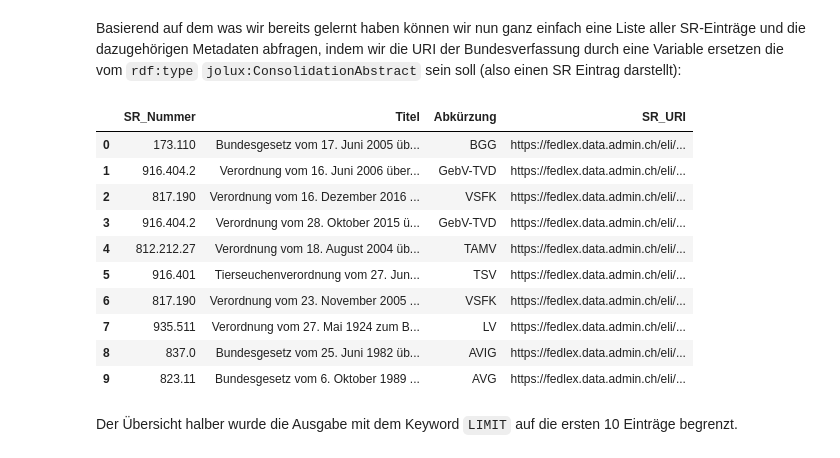
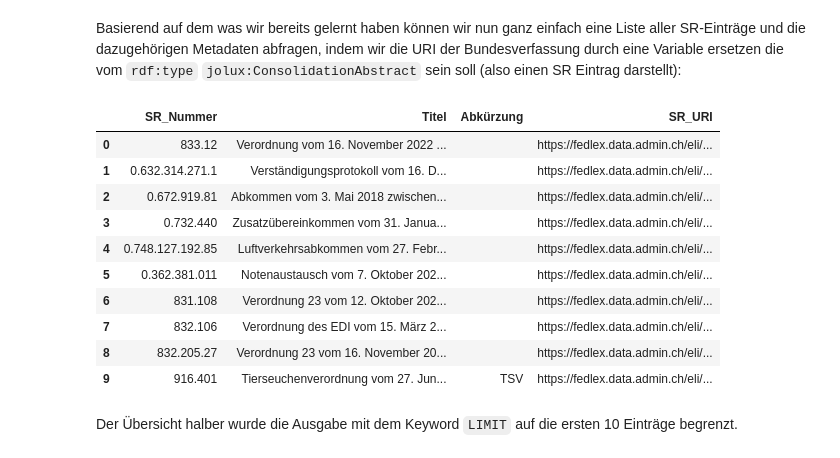
Before and after one commit to bequrios/fedlex, a Jupyter notebook: content/Tutorial.ipynb, the cells around one changed output. Drawn from its saved outputs; the diff is of its cells as text; code cells hidden in the pictures.

```diff
--- a/content/Tutorial.ipynb
+++ b/content/Tutorial.ipynb
@@ -220,41 +234,45 @@ Basierend auf dem was wir bereits gelernt haben können wir nun ganz einfach ein
 # %%
 df = await query("""
 
 # Definition von Prefixes zur besseren Lesbarkeit
 PREFIX rdf: <http://www.w3.org/1999/02/22-rdf-syntax-ns#>
 PREFIX jolux: <http://data.legilux.public.lu/resource/ontology/jolux#>
 
 SELECT DISTINCT ?SR_Nummer ?Titel ?Abkürzung ?SR_URI WHERE {
 
-    # Alle SR Einträge und ihre Expressions auswählen
+    # Alle Objekte vom Typ ConsolidationAbstract auswählen
     ?SR_URI rdf:type jolux:ConsolidationAbstract .
-    ?SR_URI jolux:isRealizedBy ?expression .
 
-    ?expression jolux:language <http://publications.europa.eu/resource/authority/language/DEU> .
+    # Alle TaxonomyEntries und Expressions der SR-Einträge auswählen
+    ?SR_URI jolux:classifiedByTaxonomyEntry ?TaxonomyEntry ;
+            jolux:isRealizedBy ?Expression .
 
-    ?expression jolux:title ?Titel ;
-                jolux:titleShort ?Abkürzung ;
-                jolux:historicalLegalId ?SR_Nummer .
+    ?TaxonomyEntry skos:notation ?SR_Nummer .
+
+    ?Expression jolux:language <http://publications.europa.eu/resource/authority/language/DEU> .
+
+    ?Expression jolux:title ?Titel ;
+                jolux:titleShort ?Abkürzung .
 }
 
 # Wir beschränken die Ausgabe auf die ersten 10 Einträge
 LIMIT 10
 
 """, "F")
 
 display_result(df)
 # %% [output]
 |  | SR_Nummer | Titel | Abkürzung | SR_URI |
-| 0 | 173.110 | Bundesgesetz vom 17. Juni 2005 üb... | BGG | https://fedlex.data.admin.ch/eli/... |
-| 1 | 916.404.2 | Verordnung vom 16. Juni 2006 über... | GebV-TVD | https://fedlex.data.admin.ch/eli/... |
-| 2 | 817.190 | Verordnung vom 16. Dezember 2016 ... | VSFK | https://fedlex.data.admin.ch/eli/... |
-| 3 | 916.404.2 | Verordnung vom 28. Oktober 2015 ü... | GebV-TVD | https://fedlex.data.admin.ch/eli/... |
-| 4 | 812.212.27 | Verordnung vom 18. August 2004 üb... | TAMV | https://fedlex.data.admin.ch/eli/... |
-| 5 | 916.401 | Tierseuchenverordnung vom 27. Jun... | TSV | https://fedlex.data.admin.ch/eli/... |
-| 6 | 817.190 | Verordnung vom 23. November 2005 ... | VSFK | https://fedlex.data.admin.ch/eli/... |
-| 7 | 935.511 | Verordnung vom 27. Mai 1924 zum B... | LV | https://fedlex.data.admin.ch/eli/... |
-| 8 | 837.0 | Bundesgesetz vom 25. Juni 1982 üb... | AVIG | https://fedlex.data.admin.ch/eli/... |
-| 9 | 823.11 | Bundesgesetz vom 6. Oktober 1989 ... | AVG | https://fedlex.data.admin.ch/eli/... |
+| 0 | 833.12 | Verordnung vom 16. November 2022 ... |  | https://fedlex.data.admin.ch/eli/... |
+| 1 | 0.632.314.271.1 | Verständigungsprotokoll vom 16. D... |  | https://fedlex.data.admin.ch/eli/... |
+| 2 | 0.672.919.81 | Abkommen vom 3. Mai 2018 zwischen... |  | https://fedlex.data.admin.ch/eli/... |
+| 3 | 0.732.440 | Zusatzübereinkommen vom 31. Janua... |  | https://fedlex.data.admin.ch/eli/... |
+| 4 | 0.748.127.192.85 | Luftverkehrsabkommen vom 27. Febr... |  | https://fedlex.data.admin.ch/eli/... |
+| 5 | 0.362.381.011 | Notenaustausch vom 7. Oktober 202... |  | https://fedlex.data.admin.ch/eli/... |
+| 6 | 831.108 | Verordnung 23 vom 12. Oktober 202... |  | https://fedlex.data.admin.ch/eli/... |
+| 7 | 832.106 | Verordnung des EDI vom 15. März 2... |  | https://fedlex.data.admin.ch/eli/... |
+| 8 | 832.205.27 | Verordnung 23 vom 16. November 20... |  | https://fedlex.data.admin.ch/eli/... |
+| 9 | 916.401 | Tierseuchenverordnung vom 27. Jun... | TSV | https://fedlex.data.admin.ch/eli/... |
 # %% [markdown]
 Der Übersicht halber wurde die Ausgabe mit dem Keyword `LIMIT` auf die ersten 10 Einträge begrenzt.
 # %% [markdown]
```
Also changed, not shown: parts of 12 cells of this notebook, 6 other files.
